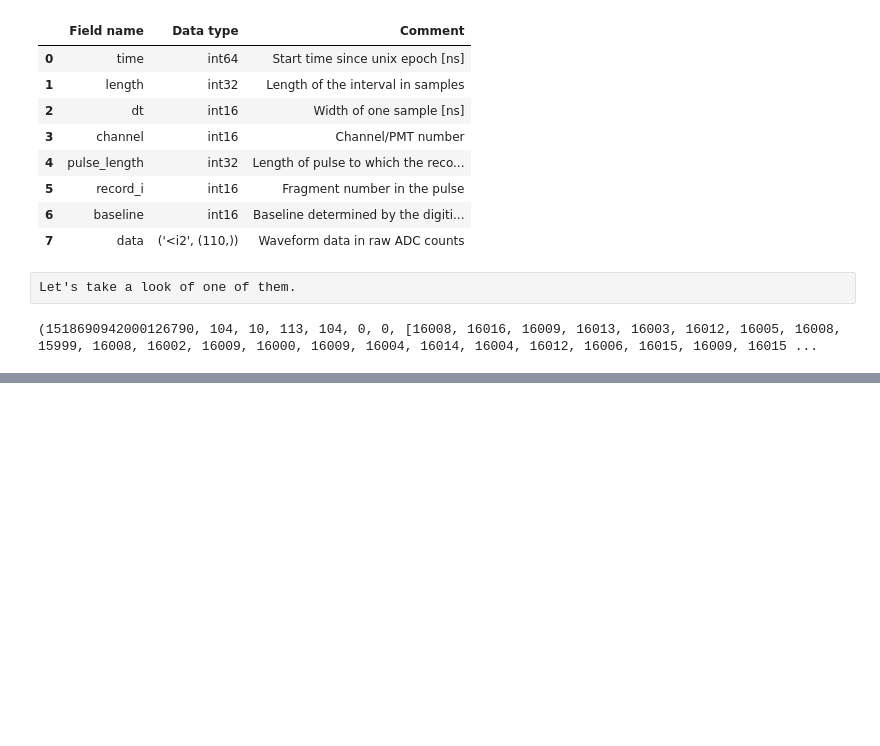
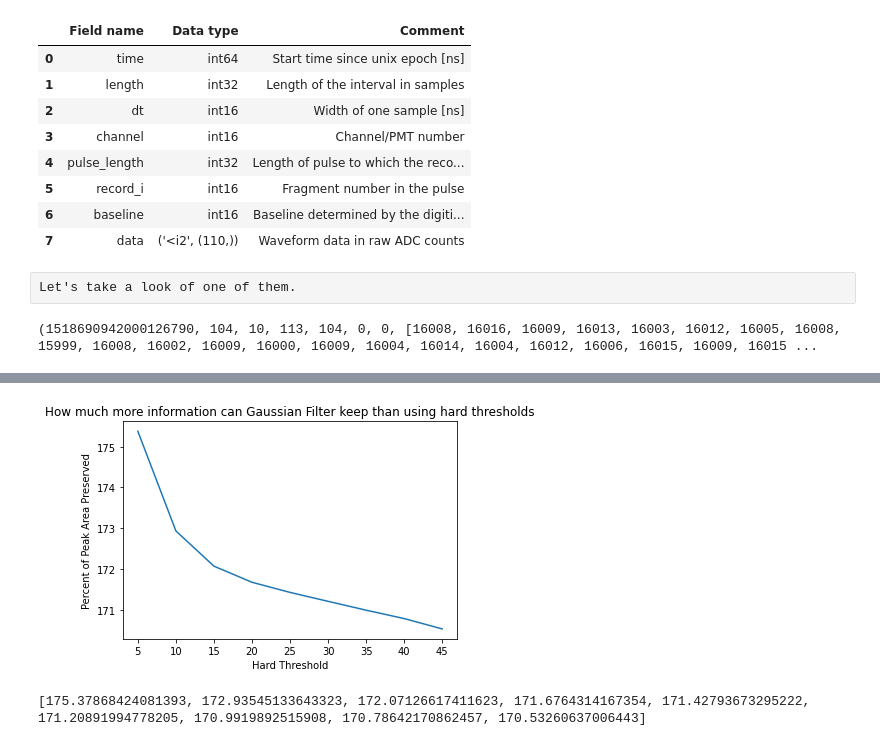
Before and after one commit to RiceAstroparticleLab/signal_processing, a Jupyter notebook: filtering.ipynb, the cells around one changed output, grey strips where cells are left out. Saved outputs shown, nothing was run; the diff lists cells and outputs as text; code cells hidden in the pictures; blank space fills up the shorter version.

```diff
--- a/filtering.ipynb
+++ b/filtering.ipynb
@@ -174,0 +216,5 @@ The gaussian filter above is, on the other hand, more aggresive, and should be u
+# %%
+%%time
+for i in range(0,100): #feel free to try larger iteration times
+    gaussian_filter_for_processed_record(r_matrix, record_noise)
+    #print (i)
@@ -174,0 +232,22 @@ The gaussian filter above is, on the other hand, more aggresive, and should be u
+# %%
+def percent_of_area_preserved(ori, ftd, threshold):
+    sum_sample = 0
+    sum_gau = 0
+    for i in range(len(ori)):
+        for j in range(len(ori[i])):
+            sample = ori[i][j]
+            gaussian_filtered_sample = ftd[i][j]
+            p1, prop1 = signal.find_peaks(sample[-1], threshold)
+            p2, prop2 = signal.find_peaks(gaussian_filtered_sample[-1])
+            for p in p1:
+                sum_sample += sum(sample[-1][p-5:p+5])
+            for p in p2:
+                sum_gau += sum(gaussian_filtered_sample[-1][p-5:p+5])
+    return (100*sum_sample)/float(sum_gau), threshold
+
+x_l = []
+y_l = []
+for i in range(5,50,5):
+    x_l.append(percent_of_area_preserved(rm, r_matrix, i)[0])
+    y_l.append(percent_of_area_preserved(rm, r_matrix, i)[1])
+    print (i)
@@ -174,0 +264,9 @@ The gaussian filter above is, on the other hand, more aggresive, and should be u
+# %%
+plt.plot(y_l, x_l)
+plt.ylabel("Percent of Peak Area Preserved")
+plt.xlabel("Hard Threshold")
+plt.title("How much more information can Gaussian Filter keep than using hard thresholds")
+plt.show()
+# %% [output]
+[figure, added]
+[175.37868424081393, 172.93545133643323, 172.07126617411623, 171.6764314167354, 171.42793673295222, 171.20891994778205, 170.9919892515908, 170.78642170862457, 170.53260637006443]
```
Also changed, not shown: parts of 81 cells of this notebook.
